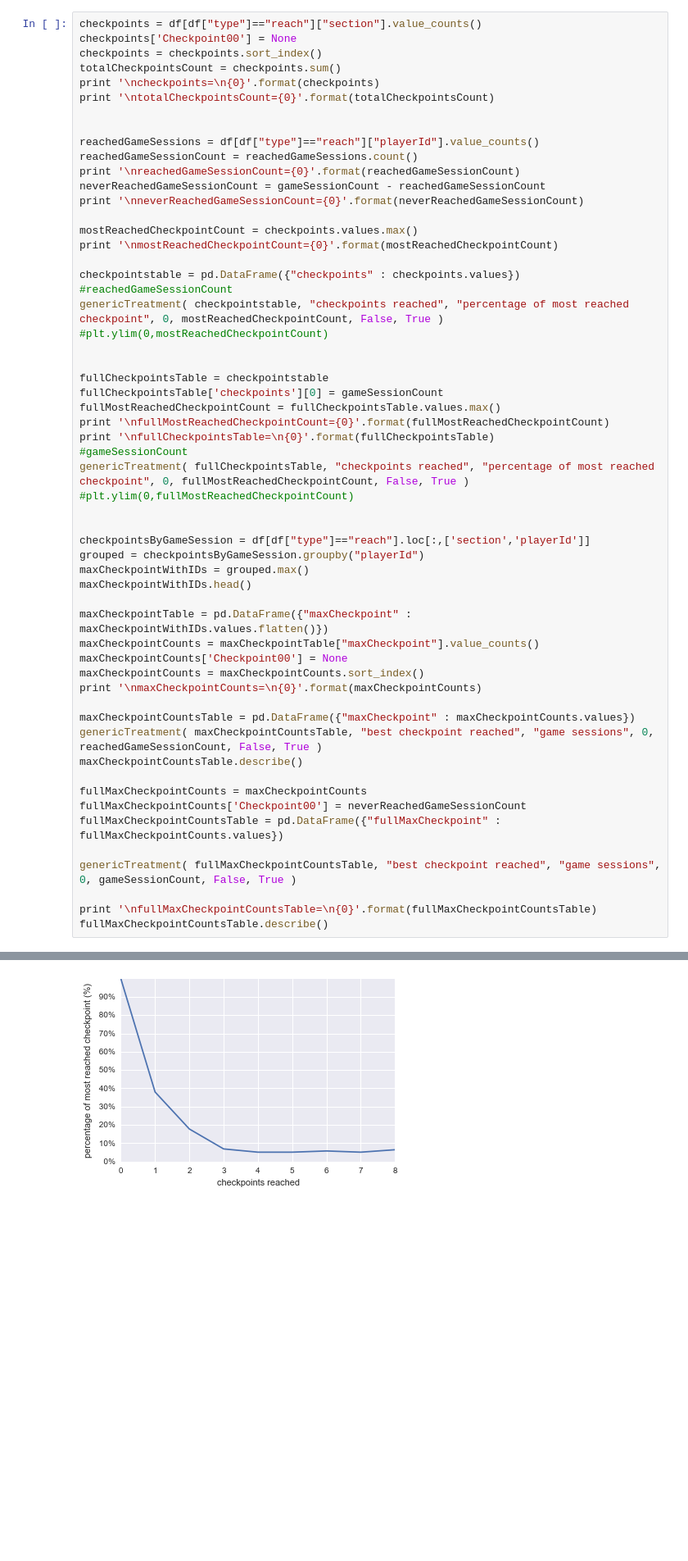
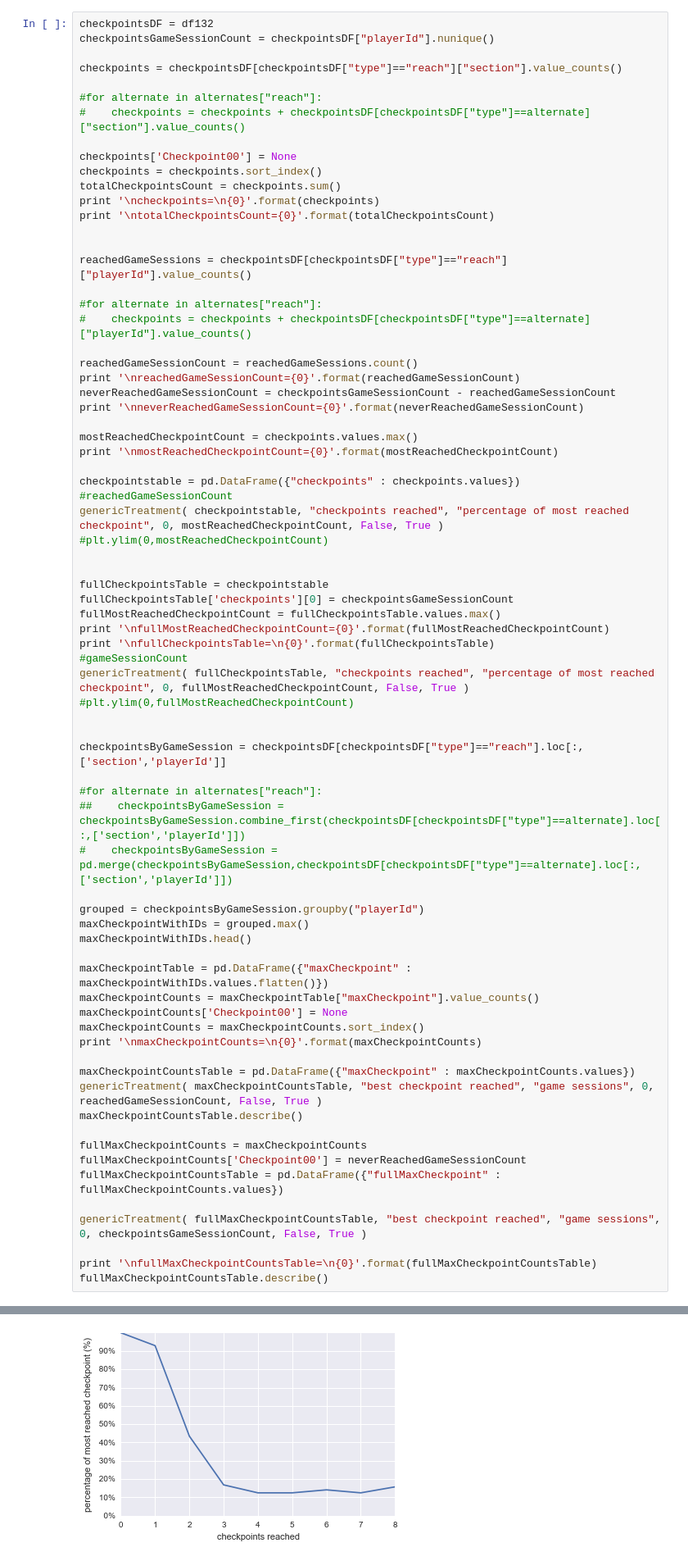
Before and after one commit to taniki/herocoli-analytics, a Jupyter notebook: automated-analysis.ipynb, the cells around one changed output, grey strips where cells are left out. Shown at 82% size. Cells and saved outputs as stored; diff of their text form; blank space fills up the shorter version.

Commit message:
started to use data from 1.31 for checkpoints analysis; renounced due to time constraints

```diff
--- a/automated-analysis.ipynb
+++ b/automated-analysis.ipynb
@@ -178,7 +178,14 @@ genericTreatment(eventstable, "game sessions", eventsLabel, totalEventsCount)
 # %% [markdown]
 ### Checkpoints
 # %%
-checkpoints = df[df["type"]=="reach"]["section"].value_counts()
+checkpointsDF = df132
+checkpointsGameSessionCount = checkpointsDF["playerId"].nunique()
+
+checkpoints = checkpointsDF[checkpointsDF["type"]=="reach"]["section"].value_counts()
+
+#for alternate in alternates["reach"]:
+#    checkpoints = checkpoints + checkpointsDF[checkpointsDF["type"]==alternate]["section"].value_counts()
+
 checkpoints['Checkpoint00'] = None
 checkpoints = checkpoints.sort_index()
 totalCheckpointsCount = checkpoints.sum()
@@ -186,10 +193,14 @@ print '\ncheckpoints=\n{0}'.format(checkpoints)
 print '\ntotalCheckpointsCount={0}'.format(totalCheckpointsCount)
 
 
-reachedGameSessions = df[df["type"]=="reach"]["playerId"].value_counts()
+reachedGameSessions = checkpointsDF[checkpointsDF["type"]=="reach"]["playerId"].value_counts()
+
+#for alternate in alternates["reach"]:
+#    checkpoints = checkpoints + checkpointsDF[checkpointsDF["type"]==alternate]["playerId"].value_counts()
+
 reachedGameSessionCount = reachedGameSessions.count()
 print '\nreachedGameSessionCount={0}'.format(reachedGameSessionCount)
-neverReachedGameSessionCount = gameSessionCount - reachedGameSessionCount
+neverReachedGameSessionCount = checkpointsGameSessionCount - reachedGameSessionCount
 print '\nneverReachedGameSessionCount={0}'.format(neverReachedGameSessionCount)
 
 mostReachedCheckpointCount = checkpoints.values.max()
@@ -202,7 +213,7 @@ genericTreatment( checkpointstable, "checkpoints reached", "percentage of most r
 
 
 fullCheckpointsTable = checkpointstable
-fullCheckpointsTable['checkpoints'][0] = gameSessionCount
+fullCheckpointsTable['checkpoints'][0] = checkpointsGameSessionCount
 fullMostReachedCheckpointCount = fullCheckpointsTable.values.max()
 print '\nfullMostReachedCheckpointCount={0}'.format(fullMostReachedCheckpointCount)
 print '\nfullCheckpointsTable=\n{0}'.format(fullCheckpointsTable)
@@ -211,7 +222,12 @@ genericTreatment( fullCheckpointsTable, "checkpoints reached", "percentage of mo
 #plt.ylim(0,fullMostReachedCheckpointCount)
 
 
-checkpointsByGameSession = df[df["type"]=="reach"].loc[:,['section','playerId']]
+checkpointsByGameSession = checkpointsDF[checkpointsDF["type"]=="reach"].loc[:,['section','playerId']]
+
+#for alternate in alternates["reach"]:
+##    checkpointsByGameSession = checkpointsByGameSession.combine_first(checkpointsDF[checkpointsDF["type"]==alternate].loc[:,['section','playerId']])
+#    checkpointsByGameSession = pd.merge(checkpointsByGameSession,checkpointsDF[checkpointsDF["type"]==alternate].loc[:,['section','playerId']])
+
 grouped = checkpointsByGameSession.groupby("playerId")
 maxCheckpointWithIDs = grouped.max()
 maxCheckpointWithIDs.head()
@@ -230,33 +246,33 @@ fullMaxCheckpointCounts = maxCheckpointCounts
 fullMaxCheckpointCounts['Checkpoint00'] = neverReachedGameSessionCount
 fullMaxCheckpointCountsTable = pd.DataFrame({"fullMaxCheckpoint" : fullMaxCheckpointCounts.values})
 
-genericTreatment( fullMaxCheckpointCountsTable, "best checkpoint reached", "game sessions", 0, gameSessionCount, False, True )
+genericTreatment( fullMaxCheckpointCountsTable, "best checkpoint reached", "game sessions", 0, checkpointsGameSessionCount, False, True )
 
 print '\nfullMaxCheckpointCountsTable=\n{0}'.format(fullMaxCheckpointCountsTable)
 fullMaxCheckpointCountsTable.describe()
 # %% [output]
 checkpoints=
 Checkpoint00    None
 Checkpoint01     171
 Checkpoint02      80
 Checkpoint03      31
 Checkpoint04      23
 Checkpoint05      23
 Checkpoint06      26
 Checkpoint07      23
 Checkpoint08      29
 Name: section, dtype: object
 
 ... (41 lines left out)
 5                 2
 6                 3
 7                 7
 8                20
 |  | fullMaxCheckpoint |
 | count | 9 |
 | unique | 9 |
 | top | 47 |
 | freq | 1 |
 [figure]
-[figure, old version]
+[figure, new version]
 [figure]
```
Also changed, not shown: parts of 1 cell of this notebook.
